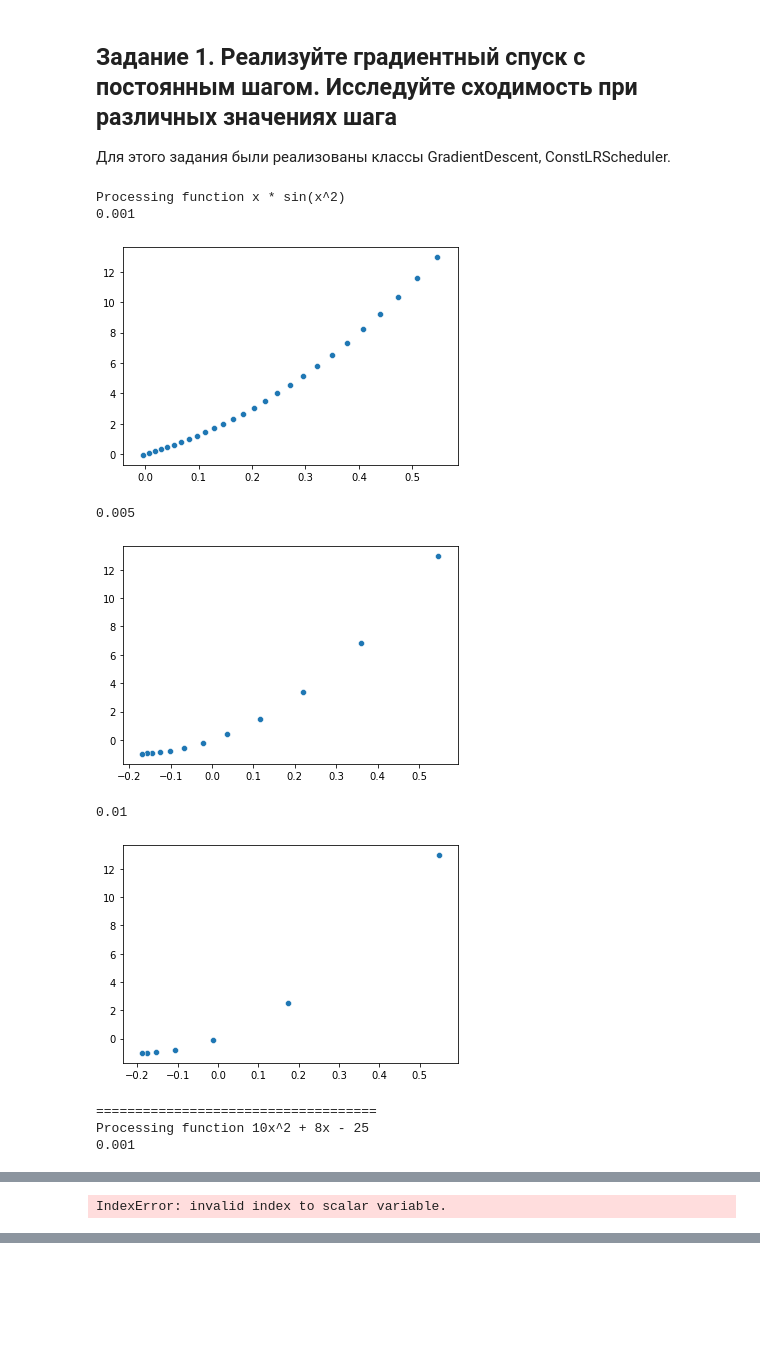
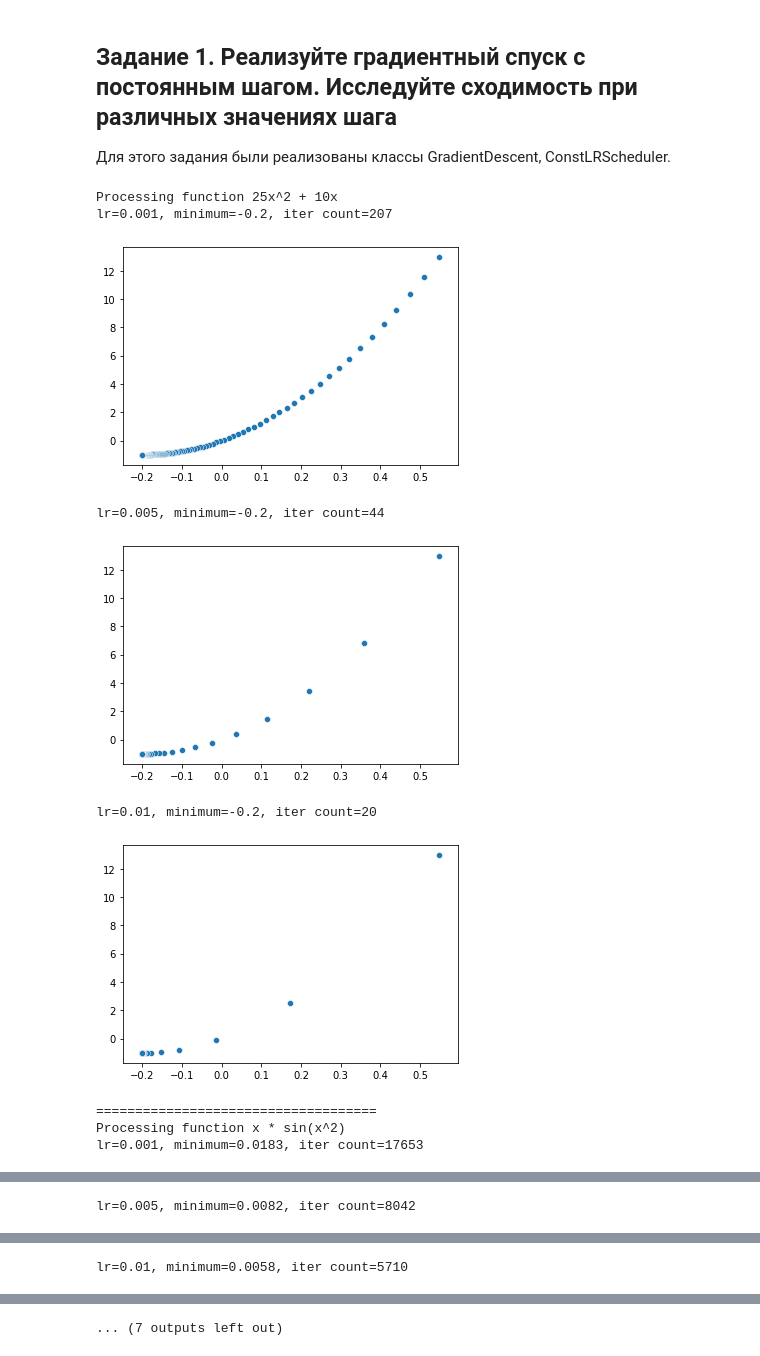
Before and after one commit to sashapff/optimization-methods, a Jupyter notebook: lab1.ipynb, the cells around one changed output, grey strips where cells are left out. Drawn from its saved outputs; the diff is of its cells as text; code cells hidden in the pictures; blank space fills up the shorter version.

```diff
--- a/lab1.ipynb
+++ b/lab1.ipynb
@@ -8,7 +5,0 @@ from gradient_descent import GradientDescent
-# %%
-gd = GradientDescent(function=lambda x: x[0] ** 2,
-                    derivative=lambda x: 2 * x[0],
-                    iterations=100,
-                    initial_point=np.ndarray([1]),
-                    epsilon=1e-3,)
-print(gd.optimize())
@@ -55,17 +44,18 @@ for _ in range(10):
 # %%
 functions = [
     lambda x: 25 * x ** 2 + 10 *x,
-    lambda x: x[0] * sin(x[0] ** 2),
-    lambda x: 10 * x[0] ** 2 + 8 * x[0] - 25
+    lambda x: x * sin(x ** 2),
+    lambda x: 10 * x ** 2 + 8 * x - 25
 ]
 
 derivatives = [
     lambda x: 50 * x + 10,
-    lambda x: sin(x[0] ** 2) + 2 * x[0] ** 2 * cos(x[0] ** 2),
-    lambda x: 20 * x[0] + 8
+    lambda x: sin(x ** 2) + 2 * x ** 2 * cos(x ** 2),
+    lambda x: 20 * x + 8
 ]
 
 function_names = [
+    '25x^2 + 10x',
     'x * sin(x^2)',
     '10x^2 + 8x - 25'
 ]
@@ -77,25 +67,25 @@ initial_point = 0.5467
 # %%
 for function, derivative, function_name in zip(functions, derivatives, function_names):
     print(f'Processing function {function_name}')
     for lr in [0.001, 0.005, 0.01]:
-        print(lr)
         gd = GradientDescent(function=function,
                              derivative=derivative,
                              iterations=100000,
                              initial_point=np.array([initial_point]),
-                             epsilon=1e-2,
+                             epsilon=1e-6,
                              scheduler=ConstLRScheduler(lr))
-        gd.optimize()
+        answer, iterations_count = gd.optimize()
+        print(f'lr={lr}, minimum={round(answer[0], 4)}, iter count={iterations_count}')
         gd.plot_trace()
     print('====================================')
 # %% [output]
-Processing function x * sin(x^2)
-0.001
+Processing function 25x^2 + 10x
+lr=0.001, minimum=-0.2, iter count=207
-[figure, old version]
+[figure, new version]
-0.005
+lr=0.005, minimum=-0.2, iter count=44
-[figure, old version]
+[figure, new version]
-0.01
+lr=0.01, minimum=-0.2, iter count=20
-[figure, old version]
+[figure, new version]
 ====================================
-Processing function 10x^2 + 8x - 25
-0.001
+Processing function x * sin(x^2)
+lr=0.001, minimum=0.0183, iter count=17653
@@ -102 +93 @@ Processing function 10x^2 + 8x - 25
-IndexError: invalid index to scalar variable.
+lr=0.005, minimum=0.0082, iter count=8042
@@ -102,0 +95 @@ IndexError: invalid index to scalar variable.
+lr=0.01, minimum=0.0058, iter count=5710
@@ -102,0 +97 @@ IndexError: invalid index to scalar variable.
+... (7 outputs left out)
```
Also changed, not shown: parts of 4 cells of this notebook.
